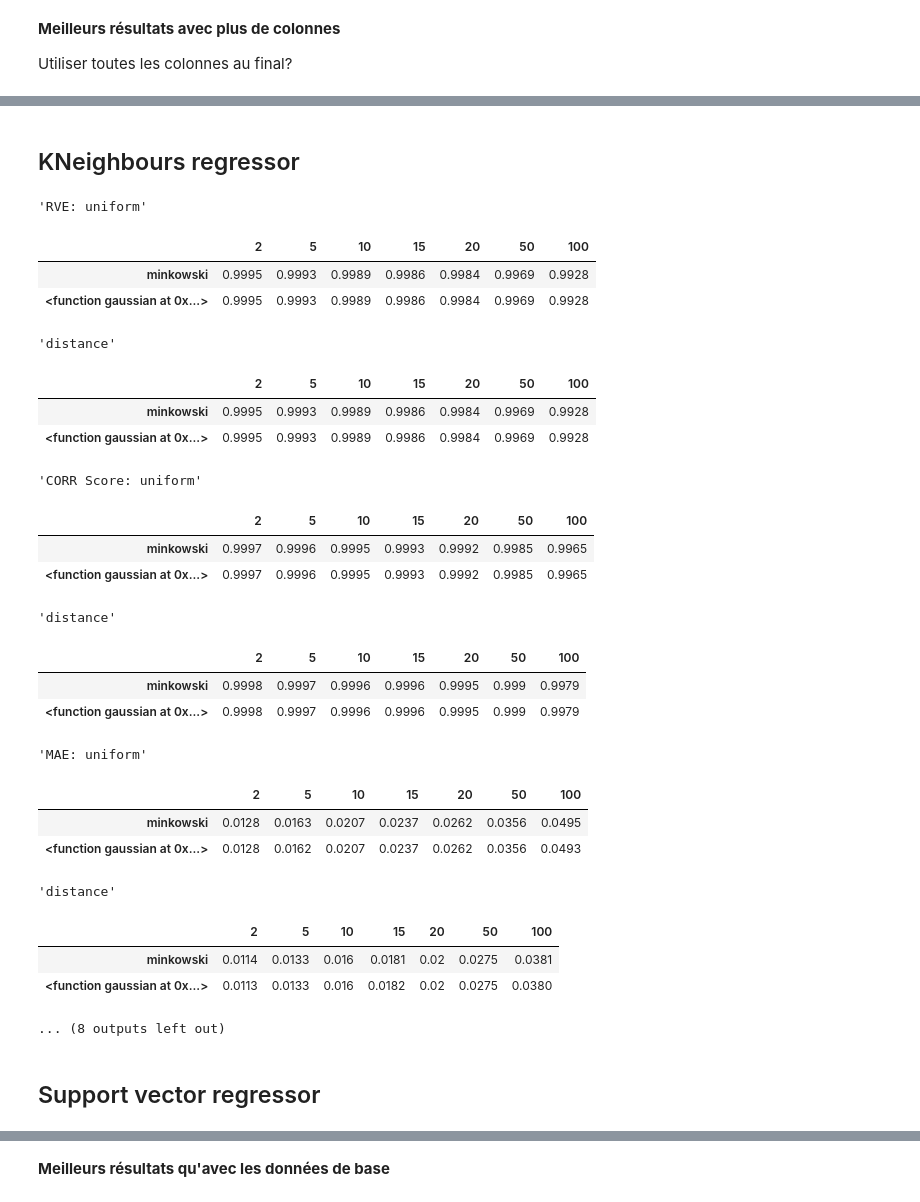
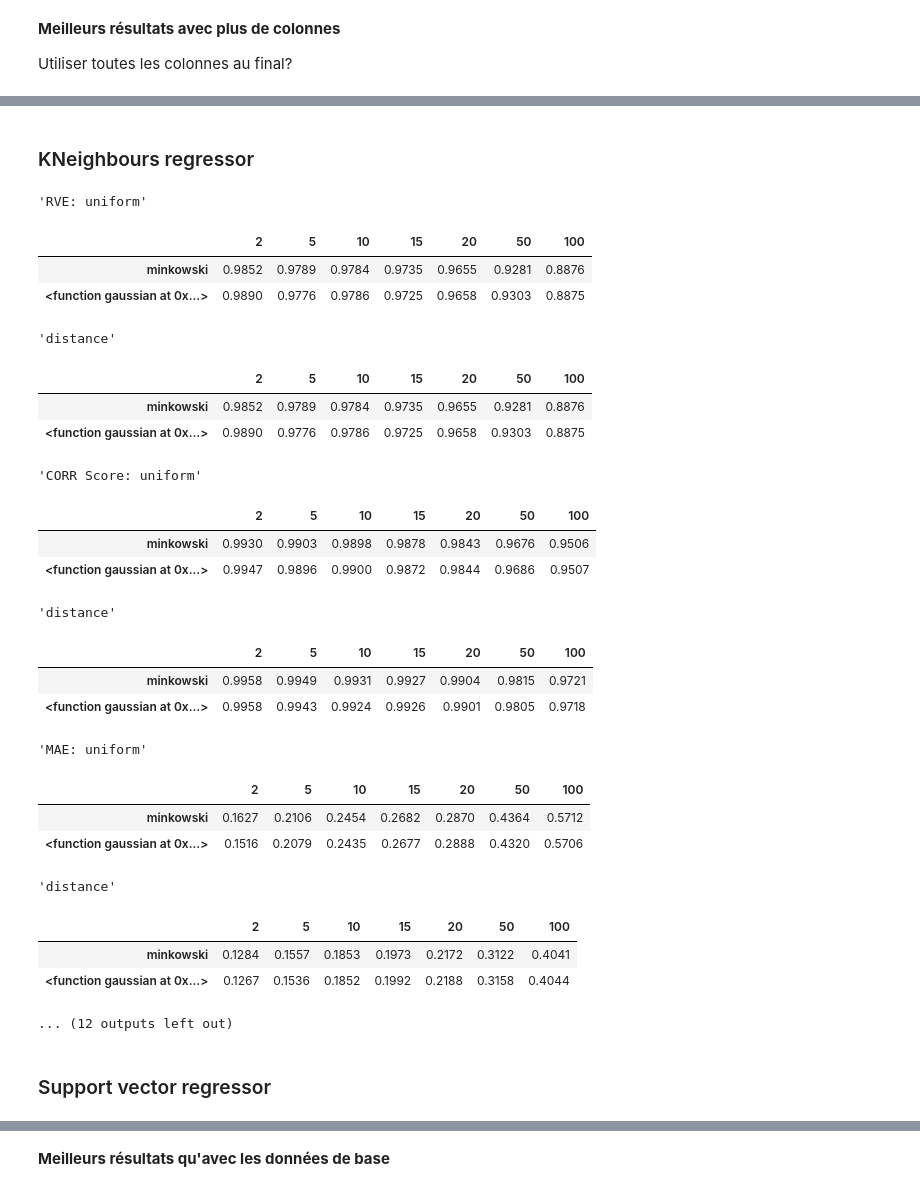
Before and after one commit to anpirott/thesis, a Jupyter notebook: primary_model.ipynb, the cells around one changed output, grey strips where cells are left out. Saved outputs shown, nothing was run; the diff lists cells and outputs as text; code cells hidden in the pictures.

Commit message:
changed filtering of the data before model training

```diff
--- a/primary_model.ipynb
+++ b/primary_model.ipynb
@@ -76,4 +73,7 @@ display(full_data)
 | 103988 | 10.3 | 4.341393 | 7.790376 | 0.528727 | 6.0 |
 103989 rows × 5 columns
 # %%
-no_massive_stars_data = full_data.where(full_data.mass < 5).dropna().reset_index(drop=True)
+# no_massive_stars_data = full_data.where(full_data.mass < 5).dropna().reset_index(drop=True)
+phase_filtered_data = full_data\
+    .where((full_data.phase == 0) | (full_data.phase == 2) | (full_data.phase == 3) | (full_data.phase == 4) | (full_data.phase == 5))\
+    .dropna().reset_index(drop=True)
@@ -80,6 +96,6 @@ no_massive_stars_data = full_data.where(full_data.mass < 5).dropna().reset_index
 # %%
-X = no_massive_stars_data.drop(['mass'], axis=1).to_numpy()
-y = no_massive_stars_data['mass'].to_numpy()
+X = phase_filtered_data.drop(['star_mass', 'phase'], axis=1).to_numpy()
+y = phase_filtered_data['star_mass'].to_numpy()
 
 X_TRAIN, X_IVS, y_TRAIN, y_IVS = train_test_split(X, y, test_size=0.25, random_state=1337)
 
@@ -167,5 +189,5 @@ MEAN_ER:  0.2981935711506235
 # %%
-RVEs, RMSEs, CORRs,PVALs, MAXERRs, MEANABSERRs = [],[],[],[],[],[]
+RVEs, RMSEs, CORRs, PVALs, MAXERRs, MEANABSERRs, MEDIANABSERRs = [],[],[],[],[],[],[]
 
 depthsteps, minsamplesteps = [2,5,10,15,20,50,100], [1,2,5,10,15,20,50]
 
@@ -195,4 +217,5 @@ for i in depthsteps:
         PVALs.append(pval)
         MAXERRs.append(max_error(TRUTH, PREDS))
         MEANABSERRs.append(mean_absolute_error(TRUTH, PREDS))
+        MEDIANABSERRs.append(median_absolute_error(TRUTH, PREDS))
 # %%
@@ -230,7 +255,7 @@ CORR Score:
 # %% [markdown]
-## KNeighbours regressor
+### KNeighbours regressor
 # %%
-RVEs, RMSEs, CORRs,PVALs, MAXERRs, MEANABSERRs = [],[],[],[],[],[]
+RVEs, RMSEs, CORRs, PVALs, MAXERRs, MEANABSERRs, MEDIANABSERRs = [],[],[],[],[],[],[]
 
 n_neighbours, weight, metric = [2,5,10,15,20,50,100], ["uniform", "distance"], ["minkowski", gaussian]
 
@@ -261,56 +286,61 @@ for j in weight:
             PVALs.append(pval)
             MAXERRs.append(max_error(TRUTH, PREDS))
             MEANABSERRs.append(mean_absolute_error(TRUTH, PREDS))
+            MEDIANABSERRs.append(median_absolute_error(TRUTH, PREDS))
 # %%
-KNN_RVEs_np, KNN_CORRs_np, KNN_MAEs_np, KNN_RMSEs_np, KNN_MAXERRs_np = np.array(RVEs).reshape(2,2,7),np.array(CORRs).reshape(2,2,7),np.array(MEANABSERRs).reshape(2,2,7), np.array(RMSEs).reshape(2,2,7), np.array(MAXERRs).reshape(2,2,7)
+KNN_RVEs_np, KNN_CORRs_np, KNN_MAEs_np, KNN_RMSEs_np, KNN_MAXERRs_np, KNN_MEDIANAEs_np = np.array(RVEs).reshape(2,2,7),np.array(CORRs).reshape(2,2,7),np.array(MEANABSERRs).reshape(2,2,7), np.array(RMSEs).reshape(2,2,7), np.array(MAXERRs).reshape(2,2,7), np.array(MEDIANABSERRs).reshape(2,2,7)
 
 df_KNN_RVE_uniform = pd.DataFrame(KNN_RVEs_np[0], columns = n_neighbours, index = metric).round(4)
 df_KNN_RVE_distance = pd.DataFrame(KNN_RVEs_np[1], columns = n_neighbours, index = metric).round(4)
 df_KNN_CORR_uniform = pd.DataFrame(KNN_CORRs_np[0], columns = n_neighbours, index = metric).round(4)
 df_KNN_CORR_distance = pd.DataFrame(KNN_CORRs_np[1], columns = n_neighbours, index = metric).round(4)
 df_KNN_MAE_uniform = pd.DataFrame(KNN_MAEs_np[0], columns = n_neighbours, index = metric).round(4)
 df_KNN_MAE_distance = pd.DataFrame(KNN_MAEs_np[1], columns = n_neighbours, index = metric).round(4)
 df_KNN_RMSE_uniform = pd.DataFrame(KNN_RMSEs_np[0], columns = n_neighbours, index = metric).round(4)
 df_KNN_RMSE_distance = pd.DataFrame(KNN_RMSEs_np[1], columns = n_neighbours, index = metric).round(4)
 df_KNN_MAXERR_uniform = pd.DataFrame(KNN_MAXERRs_np[0], columns = n_neighbours, index = metric).round(4)
 df_KNN_MAXERR_distance = pd.DataFrame(KNN_MAXERRs_np[1], columns = n_neighbours, index = metric).round(4)
+df_KNN_MEDIANAE_uniform = pd.DataFrame(KNN_MEDIANAEs_np[0], columns = n_neighbours, index = metric).round(4)
+df_KNN_MEDIANAE_distance = pd.DataFrame(KNN_MEDIANAEs_np[1], columns = n_neighbours, index = metric).round(4)
 
 display("RVE: uniform",df_KNN_RVE_uniform)
 display("distance",df_KNN_RVE_uniform)
 display("CORR Score: uniform",df_KNN_CORR_uniform)
 display("distance",df_KNN_CORR_distance)
 display("MAE: uniform",df_KNN_MAE_uniform)
 display("distance",df_KNN_MAE_distance)
+display("MEDIANAE: uniform",df_KNN_MEDIANAE_uniform)
+display("distance",df_KNN_MEDIANAE_distance)
 display("RMSE: uniform",df_KNN_RMSE_uniform)
 display("distance",df_KNN_RMSE_distance)
 display("MAXERR: uniform",df_KNN_MAXERR_uniform)
 display("distance",df_KNN_MAXERR_distance)
 # %% [output]
 'RVE: uniform'
 |  | 2 | 5 | 10 | 15 | 20 | 50 | 100 |
-| minkowski | 0.9995 | 0.9993 | 0.9989 | 0.9986 | 0.9984 | 0.9969 | 0.9928 |
-| <function gaussian at 0x...> | 0.9995 | 0.9993 | 0.9989 | 0.9986 | 0.9984 | 0.9969 | 0.9928 |
+| minkowski | 0.9852 | 0.9789 | 0.9784 | 0.9735 | 0.9655 | 0.9281 | 0.8876 |
+| <function gaussian at 0x...> | 0.9890 | 0.9776 | 0.9786 | 0.9725 | 0.9658 | 0.9303 | 0.8875 |
 'distance'
 |  | 2 | 5 | 10 | 15 | 20 | 50 | 100 |
-| minkowski | 0.9995 | 0.9993 | 0.9989 | 0.9986 | 0.9984 | 0.9969 | 0.9928 |
-| <function gaussian at 0x...> | 0.9995 | 0.9993 | 0.9989 | 0.9986 | 0.9984 | 0.9969 | 0.9928 |
+| minkowski | 0.9852 | 0.9789 | 0.9784 | 0.9735 | 0.9655 | 0.9281 | 0.8876 |
+| <function gaussian at 0x...> | 0.9890 | 0.9776 | 0.9786 | 0.9725 | 0.9658 | 0.9303 | 0.8875 |
 'CORR Score: uniform'
 |  | 2 | 5 | 10 | 15 | 20 | 50 | 100 |
-| minkowski | 0.9997 | 0.9996 | 0.9995 | 0.9993 | 0.9992 | 0.9985 | 0.9965 |
-| <function gaussian at 0x...> | 0.9997 | 0.9996 | 0.9995 | 0.9993 | 0.9992 | 0.9985 | 0.9965 |
+| minkowski | 0.9930 | 0.9903 | 0.9898 | 0.9878 | 0.9843 | 0.9676 | 0.9506 |
+| <function gaussian at 0x...> | 0.9947 | 0.9896 | 0.9900 | 0.9872 | 0.9844 | 0.9686 | 0.9507 |
 'distance'
 |  | 2 | 5 | 10 | 15 | 20 | 50 | 100 |
-| minkowski | 0.9998 | 0.9997 | 0.9996 | 0.9996 | 0.9995 | 0.999 | 0.9979 |
-| <function gaussian at 0x...> | 0.9998 | 0.9997 | 0.9996 | 0.9996 | 0.9995 | 0.999 | 0.9979 |
+| minkowski | 0.9958 | 0.9949 | 0.9931 | 0.9927 | 0.9904 | 0.9815 | 0.9721 |
+| <function gaussian at 0x...> | 0.9958 | 0.9943 | 0.9924 | 0.9926 | 0.9901 | 0.9805 | 0.9718 |
 'MAE: uniform'
 |  | 2 | 5 | 10 | 15 | 20 | 50 | 100 |
-| minkowski | 0.0128 | 0.0163 | 0.0207 | 0.0237 | 0.0262 | 0.0356 | 0.0495 |
-| <function gaussian at 0x...> | 0.0128 | 0.0162 | 0.0207 | 0.0237 | 0.0262 | 0.0356 | 0.0493 |
+| minkowski | 0.1627 | 0.2106 | 0.2454 | 0.2682 | 0.2870 | 0.4364 | 0.5712 |
+| <function gaussian at 0x...> | 0.1516 | 0.2079 | 0.2435 | 0.2677 | 0.2888 | 0.4320 | 0.5706 |
 'distance'
 |  | 2 | 5 | 10 | 15 | 20 | 50 | 100 |
-| minkowski | 0.0114 | 0.0133 | 0.016 | 0.0181 | 0.02 | 0.0275 | 0.0381 |
-| <function gaussian at 0x...> | 0.0113 | 0.0133 | 0.016 | 0.0182 | 0.02 | 0.0275 | 0.0380 |
+| minkowski | 0.1284 | 0.1557 | 0.1853 | 0.1973 | 0.2172 | 0.3122 | 0.4041 |
+| <function gaussian at 0x...> | 0.1267 | 0.1536 | 0.1852 | 0.1992 | 0.2188 | 0.3158 | 0.4044 |
-... (8 outputs left out)
+... (12 outputs left out)
 # %% [markdown]
-## Support vector regressor
+### Support vector regressor
 # %%
```
Also changed, not shown: parts of 32 cells of this notebook, 2 other files.
